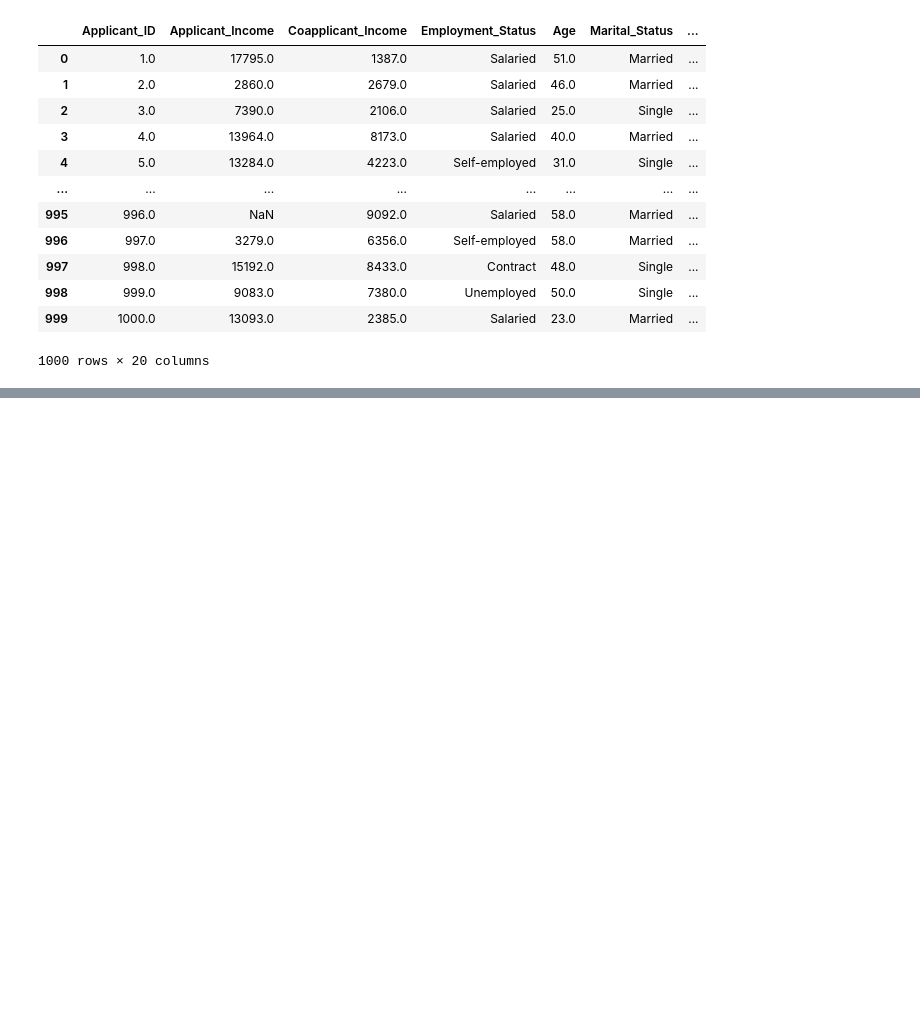
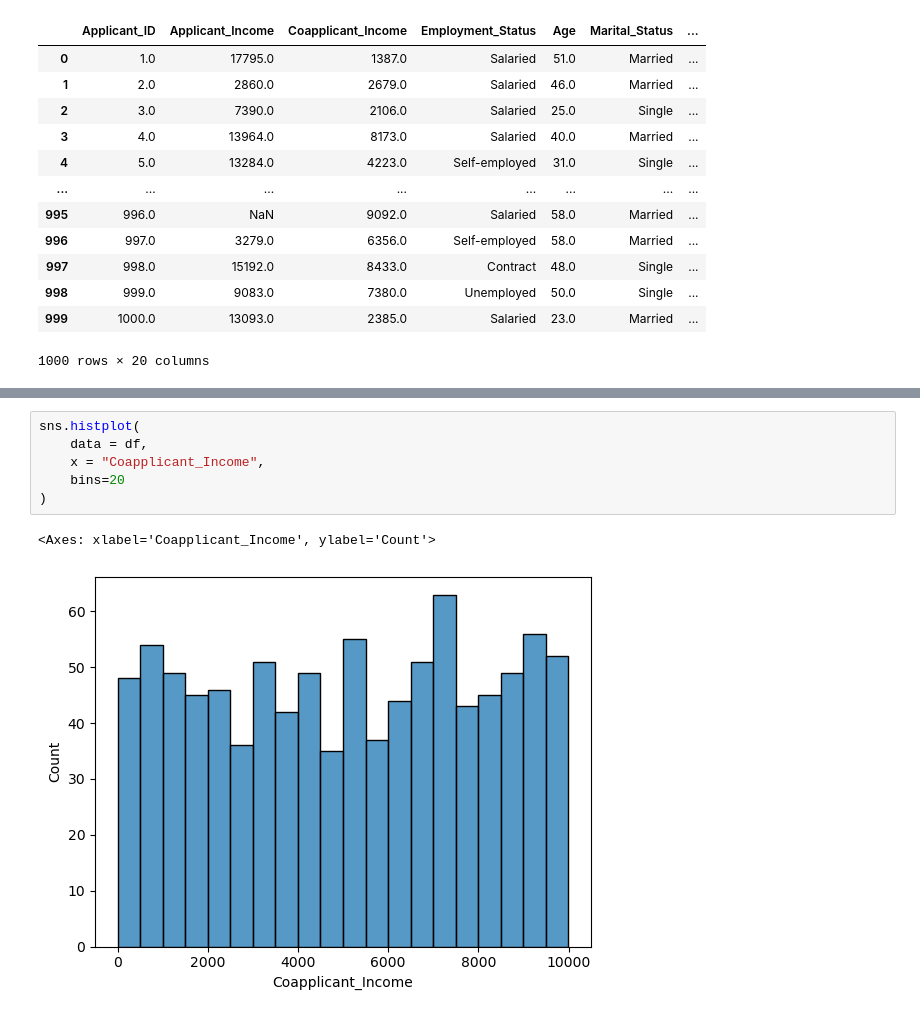
Before and after one commit to Ferdous-M/AI-ML, a Jupyter notebook: minor project 1/credit wise loan system/project.ipynb, the cells around one changed output, grey strips where cells are left out. Cells and saved outputs as stored; diff of their text form; blank space fills up the shorter version.

```diff
--- a/minor project 1/credit wise loan system/project.ipynb
+++ b/minor project 1/credit wise loan system/project.ipynb
@@ -31,0 +95,9 @@ df.describe()
+# %%
+sns.histplot(
+    data = df,
+    x = "Coapplicant_Income",
+    bins=20
+)
+# %% [output]
+<Axes: xlabel='Coapplicant_Income', ylabel='Count'>
+[figure, added]
```
Also changed, not shown: parts of 9 cells of this notebook, 1 other file.
